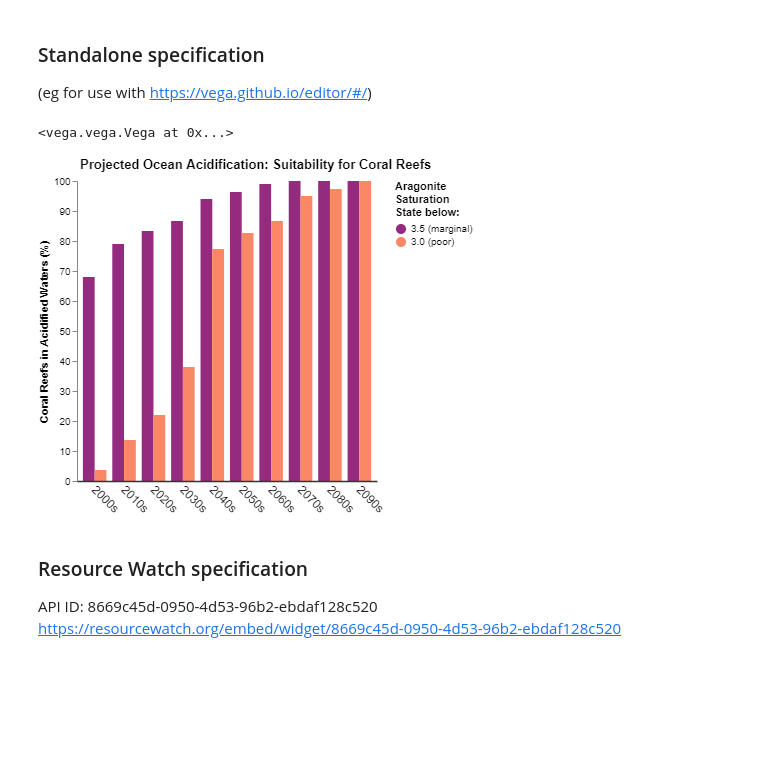
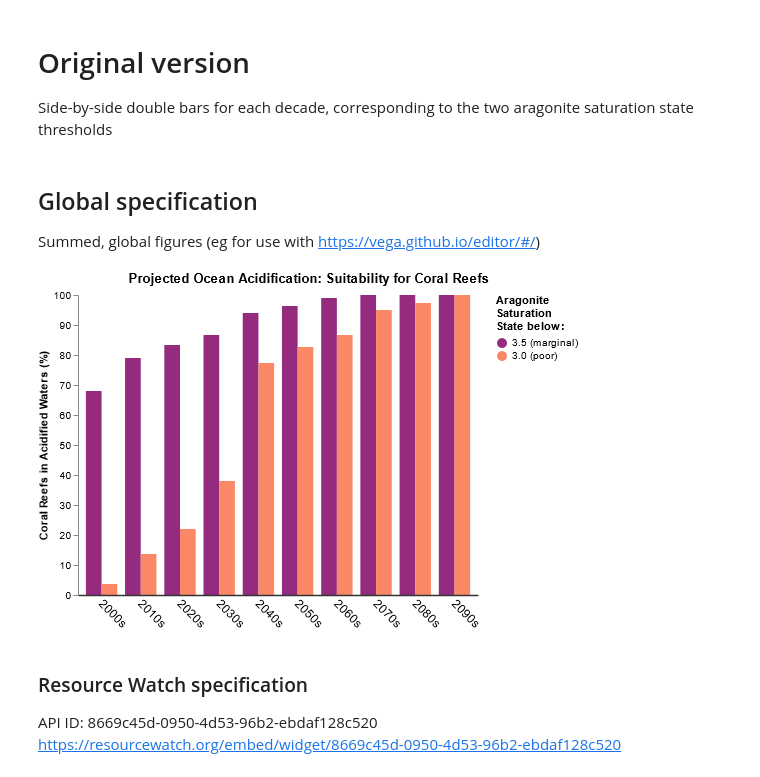
Before and after one commit to pkerins/wri-projects, a Jupyter notebook: ocean-watch/coral/visualizations/projected-acidification.ipynb, the cells around one changed output. Cells and saved outputs as stored; diff of their text form; code cells hidden in the pictures; blank space fills up the shorter version.

```diff
--- a/ocean-watch/coral/visualizations/projected-acidification.ipynb
+++ b/ocean-watch/coral/visualizations/projected-acidification.ipynb
@@ -20,5 +39,17 @@ from vega import Vega
+# %%
+def Vega(spec):
+    bundle = {}
+    bundle['application/vnd.vega.v5+json'] = spec
+    display(bundle, raw=True)
+# %%
+widget_width = 400
+widget_height = 300
+# %% [markdown]
+# Original version
+Side-by-side double bars for each decade, corresponding to the two aragonite saturation state thresholds
 # %% [markdown]
-### Standalone specification
+## Global specification
+Summed, global figures
 (eg for use with https://vega.github.io/editor/#/)
 # %%
 spec=json.loads("""
@@ -139,37 +170,38 @@ spec=json.loads("""
           "from": {"data": "facet"},
           "type": "rect",
           "encode": {
             "enter": {
               "x": {"scale": "pos", "field": "ass_threshold"},
               "width": {"scale": "pos", "band": 1},
               "y": {"scale": "yscale", "field": "acid_percentage_running"},
               "y2": {"scale": "yscale", "value": 0},
               "fill": {"scale": "color", "field": "ass_threshold"},
               "tooltip": {
                 "signal": "{title:'Coral in waters with aragonite saturation state below ' + datum.ass_threshold + ' in ' + datum.decade_start + 's', 'Fraction of global reef area':format(datum.acid_fraction_running,'.1%')}"
               }
             },
             "hover": {"fillOpacity": {"value": 0.5}},
             "update": {"fillOpacity": {"value": 1}}
           }
         }
       ]
     }
   ],
   "legends": [
     {
       "title": ["Aragonite", "Saturation", "State below:"],
       "fill": "color",
       "orient": "right"
     }
   ]
 }
 """)
-vegaview=dict(spec)
-Vega(vegaview)
+vega_view=dict(spec)
+vega_view['width']=widget_width
+vega_view['height']=widget_height
+Vega(vega_view)
 # %% [output]
-<vega.vega.Vega at 0x...>
-[figure, old version]
+[figure, new version]
 # %% [markdown]
 ### Resource Watch specification
 API ID: 8669c45d-0950-4d53-96b2-ebdaf128c520
```
Also changed, not shown: parts of 22 cells of this notebook.
